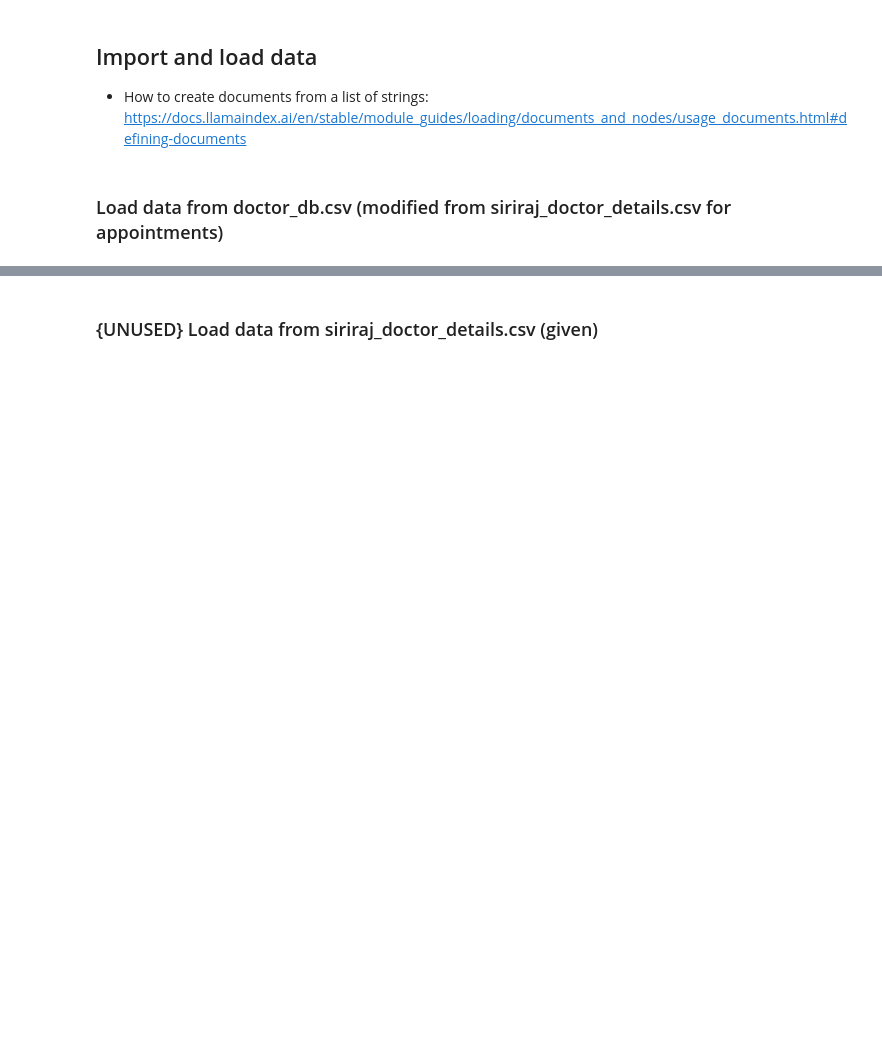
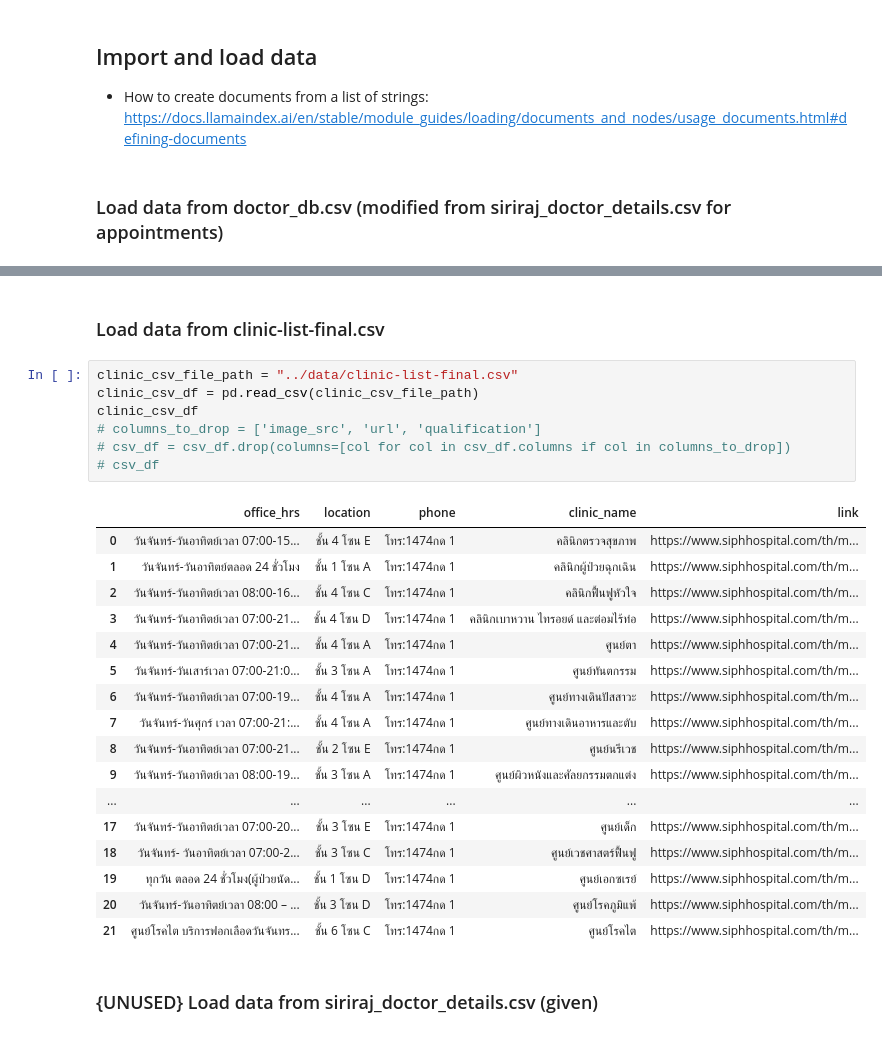
Before and after one commit to Jidapaminnie/MU_AI_Hackathon2-Majestic_Mustangs, a Jupyter notebook: tutorial_notebooks/minnieLLM_test_appointment.ipynb, the cells around one changed output, grey strips where cells are left out. Cells and saved outputs as stored; diff of their text form; blank space fills up the shorter version.

```diff
--- a/tutorial_notebooks/minnieLLM_test_appointment.ipynb
+++ b/tutorial_notebooks/minnieLLM_test_appointment.ipynb
@@ -223,6 +223,33 @@ csv_df
 | 628 | นพ.เอนกชัย ดกพฤกษ์ | NaN | เวชศาสตร์ฉุกเฉิน | 628 |
 | 629 | รศ. พญ.ไอรีน เรืองขจร | เสาร์ 08:00 - 12:00 น. สัปดาห์ที่... | มะเร็งนรีเวชและผ่าตัดผ่านกล้อง | 629 |
 630 rows × 4 columns
+# %% [markdown]
+### Load data from clinic-list-final.csv
+# %%
+clinic_csv_file_path = "../data/clinic-list-final.csv"
+clinic_csv_df = pd.read_csv(clinic_csv_file_path)
+clinic_csv_df
+# columns_to_drop = ['image_src', 'url', 'qualification']
+# csv_df = csv_df.drop(columns=[col for col in csv_df.columns if col in columns_to_drop])
+# csv_df
+# %% [output]
+|  | office_hrs | location | phone | clinic_name | link |
+| 0 | วันจันทร์-วันอาทิตย์เวลา 07:00-15... | ชั้น 4 โซน E | โทร:1474กด 1 | คลินิกตรวจสุขภาพ | https://www.siphhospital.com/th/m... |
+| 1 | วันจันทร์-วันอาทิตย์ตลอด 24 ชั่วโมง | ชั้น 1 โซน A | โทร:1474กด 1 | คลินิกผู้ป่วยฉุกเฉิน | https://www.siphhospital.com/th/m... |
+| 2 | วันจันทร์-วันอาทิตย์เวลา 08:00-16... | ชั้น 4 โซน C | โทร:1474กด 1 | คลินิกฟื้นฟูหัวใจ | https://www.siphhospital.com/th/m... |
+| 3 | วันจันทร์-วันอาทิตย์เวลา 07:00-21... | ชั้น 4 โซน D | โทร:1474กด 1 | คลินิกเบาหวาน ไทรอยด์ และต่อมไร้ท่อ | https://www.siphhospital.com/th/m... |
+| 4 | วันจันทร์-วันอาทิตย์เวลา 07:00-21... | ชั้น 4 โซน A | โทร:1474กด 1 | ศูนย์ตา | https://www.siphhospital.com/th/m... |
+| 5 | วันจันทร์-วันเสาร์เวลา 07:00-21:0... | ชั้น 3 โซน A | โทร:1474กด 1 | ศูนย์ทันตกรรม | https://www.siphhospital.com/th/m... |
+| 6 | วันจันทร์-วันอาทิตย์เวลา 07:00-19... | ชั้น 4 โซน A | โทร:1474กด 1 | ศูนย์ทางเดินปัสสาวะ | https://www.siphhospital.com/th/m... |
+| 7 | วันจันทร์-วันศุกร์ เวลา 07:00-21:... | ชั้น 4 โซน A | โทร:1474กด 1 | ศูนย์ทางเดินอาหารและตับ | https://www.siphhospital.com/th/m... |
+| 8 | วันจันทร์-วันอาทิตย์เวลา 07:00-21... | ชั้น 2 โซน E | โทร:1474กด 1 | ศูนย์นรีเวช | https://www.siphhospital.com/th/m... |
+| 9 | วันจันทร์-วันอาทิตย์เวลา 08:00-19... | ชั้น 3 โซน A | โทร:1474กด 1 | ศูนย์ผิวหนังและศัลยกรรมตกแต่ง | https://www.siphhospital.com/th/m... |
+| ... | ... | ... | ... | ... | ... |
+| 17 | วันจันทร์-วันอาทิตย์เวลา 07:00-20... | ชั้น 3 โซน E | โทร:1474กด 1 | ศูนย์เด็ก | https://www.siphhospital.com/th/m... |
+| 18 | วันจันทร์- วันอาทิตย์เวลา 07:00-2... | ชั้น 3 โซน C | โทร:1474กด 1 | ศูนย์เวชศาสตร์ฟื้นฟู | https://www.siphhospital.com/th/m... |
+| 19 | ทุกวัน ตลอด 24 ชั่วโมง(ผู้ป่วยนัด... | ชั้น 1 โซน D | โทร:1474กด 1 | ศูนย์เอกซเรย์ | https://www.siphhospital.com/th/m... |
+| 20 | วันจันทร์-วันอาทิตย์เวลา 08:00 – ... | ชั้น 3 โซน D | โทร:1474กด 1 | ศูนย์โรคภูมิแพ้ | https://www.siphhospital.com/th/m... |
+| 21 | ศูนย์โรคไต บริการฟอกเลือดวันจันทร... | ชั้น 6 โซน C | โทร:1474กด 1 | ศูนย์โรคไต | https://www.siphhospital.com/th/m... |
 # %% [markdown]
 ### {UNUSED} Load data from siriraj_doctor_details.csv (given)
 # %% [markdown]
```
Also changed, not shown: parts of 17 cells of this notebook, 14 other files.
